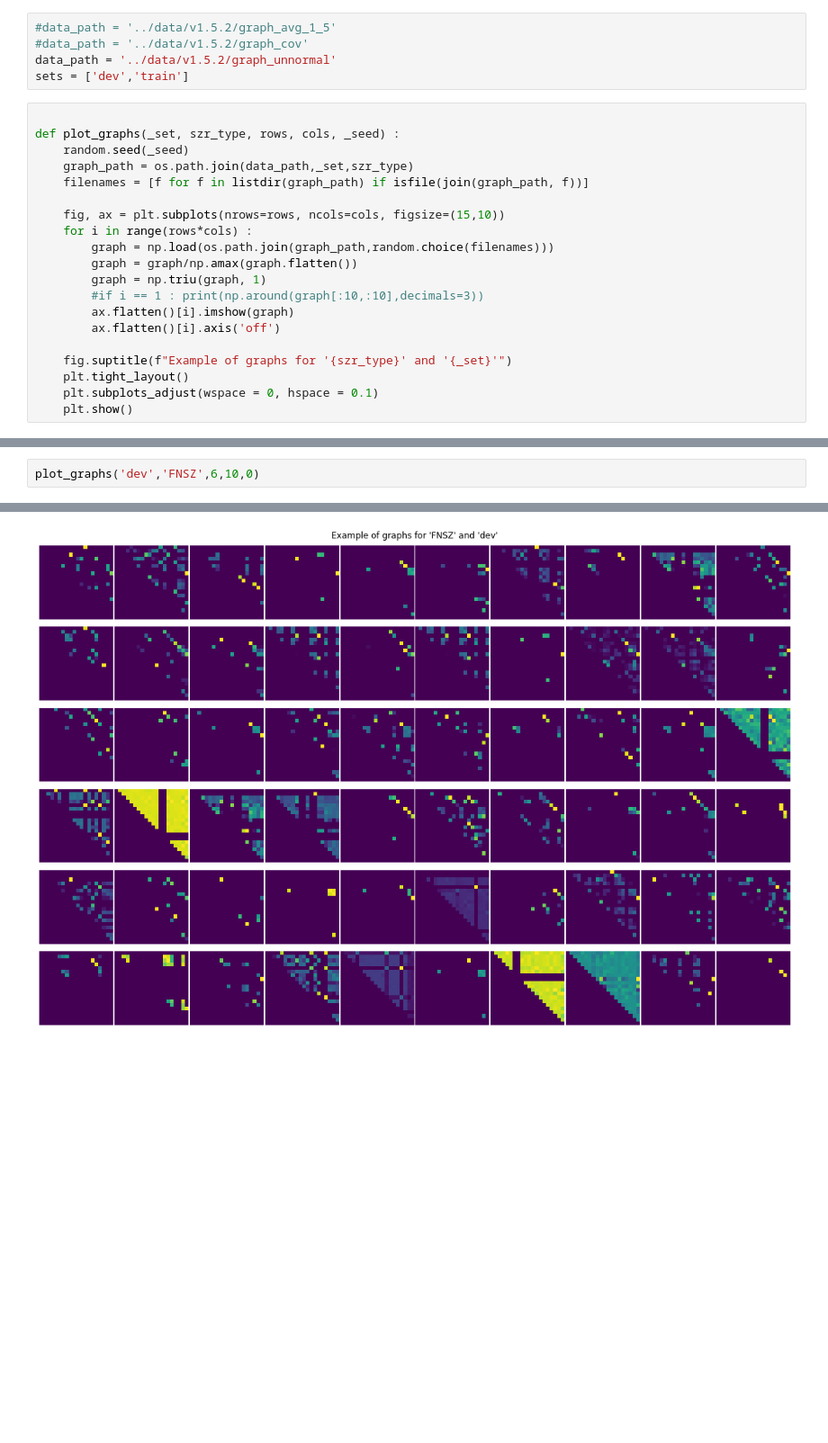
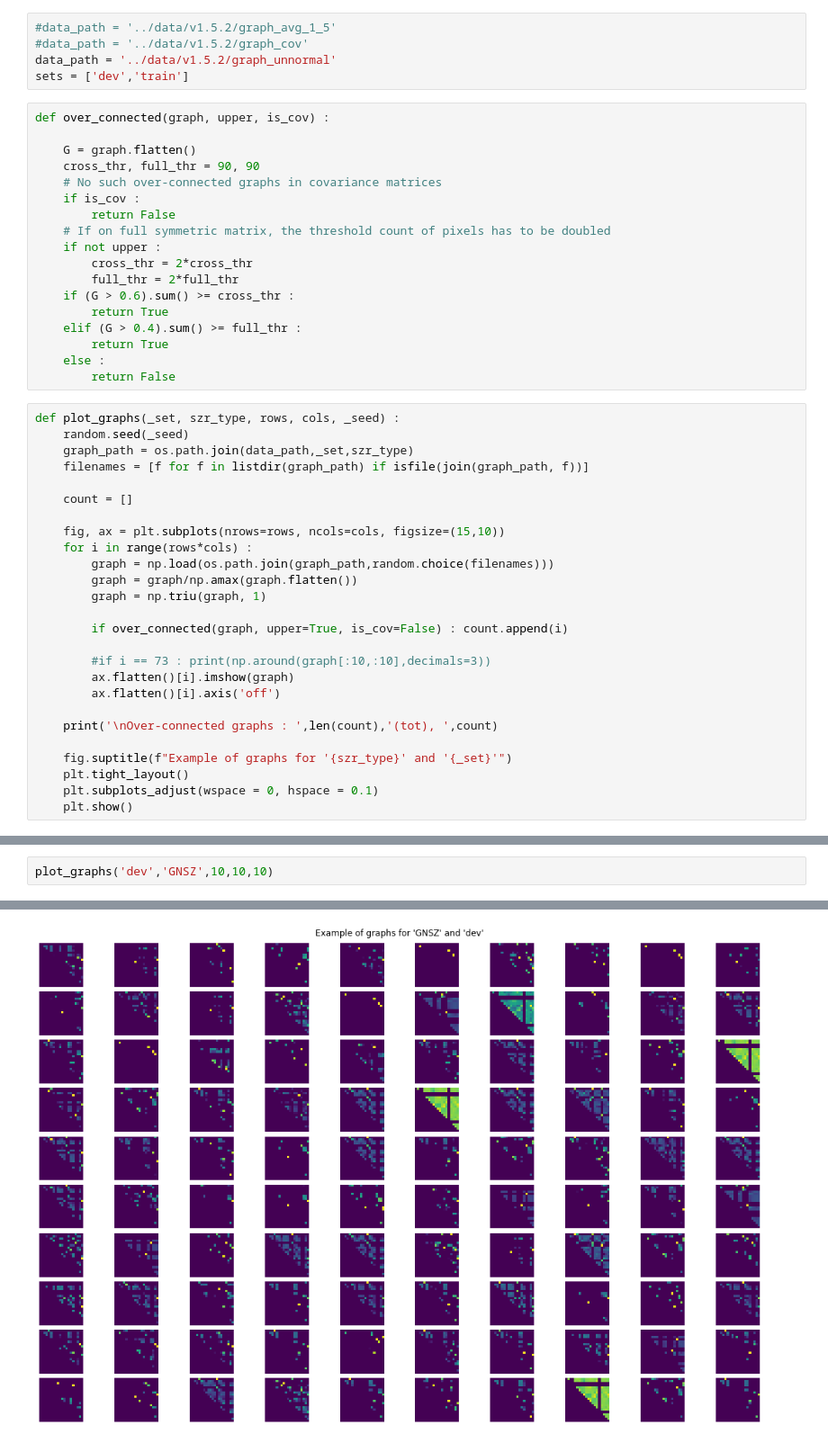
Before and after one commit to Rmarieta/LTS4, a Jupyter notebook: classifier/plot_graphs.ipynb, the cells around one changed output, grey strips where cells are left out. Shown: that part at 90% size. Drawn from its saved outputs; the diff is of its cells as text; blank space fills up the shorter version.

```diff
--- a/classifier/plot_graphs.ipynb
+++ b/classifier/plot_graphs.ipynb
@@ -13,21 +13,45 @@ import random
 #data_path = '../data/v1.5.2/graph_cov'
 data_path = '../data/v1.5.2/graph_unnormal'
 sets = ['dev','train']
+# %%
+def over_connected(graph, upper, is_cov) :
+
+    G = graph.flatten()
+    cross_thr, full_thr = 90, 90
+    # No such over-connected graphs in covariance matrices
+    if is_cov :
+        return False
+    # If on full symmetric matrix, the threshold count of pixels has to be doubled
+    if not upper :
+        cross_thr = 2*cross_thr
+        full_thr = 2*full_thr
+    if (G > 0.6).sum() >= cross_thr :
+        return True
+    elif (G > 0.4).sum() >= full_thr :
+        return True
+    else :
+        return False
 # %%
-
 def plot_graphs(_set, szr_type, rows, cols, _seed) :
     random.seed(_seed)
     graph_path = os.path.join(data_path,_set,szr_type)
     filenames = [f for f in listdir(graph_path) if isfile(join(graph_path, f))]
+
+    count = []
 
     fig, ax = plt.subplots(nrows=rows, ncols=cols, figsize=(15,10))
     for i in range(rows*cols) :
         graph = np.load(os.path.join(graph_path,random.choice(filenames)))
         graph = graph/np.amax(graph.flatten())
         graph = np.triu(graph, 1)
-        #if i == 1 : print(np.around(graph[:10,:10],decimals=3))
+
+        if over_connected(graph, upper=True, is_cov=False) : count.append(i)
+
+        #if i == 73 : print(np.around(graph[:10,:10],decimals=3))
         ax.flatten()[i].imshow(graph)
         ax.flatten()[i].axis('off')
+
+    print('\nOver-connected graphs : ',len(count),'(tot), ',count)
 
     fig.suptitle(f"Example of graphs for '{szr_type}' and '{_set}'")
     plt.tight_layout()
@@ -36,3 +73,3 @@ def plot_graphs(_set, szr_type, rows, cols, _seed) :
 # %%
-plot_graphs('dev','FNSZ',6,10,0)
+plot_graphs('dev','GNSZ',10,10,10)
 # %% [output]
@@ -39 +77 @@ plot_graphs('dev','FNSZ',6,10,0)
-[figure, old version]
+[figure, new version]
```
Also changed, not shown: parts of 3 cells of this notebook.
